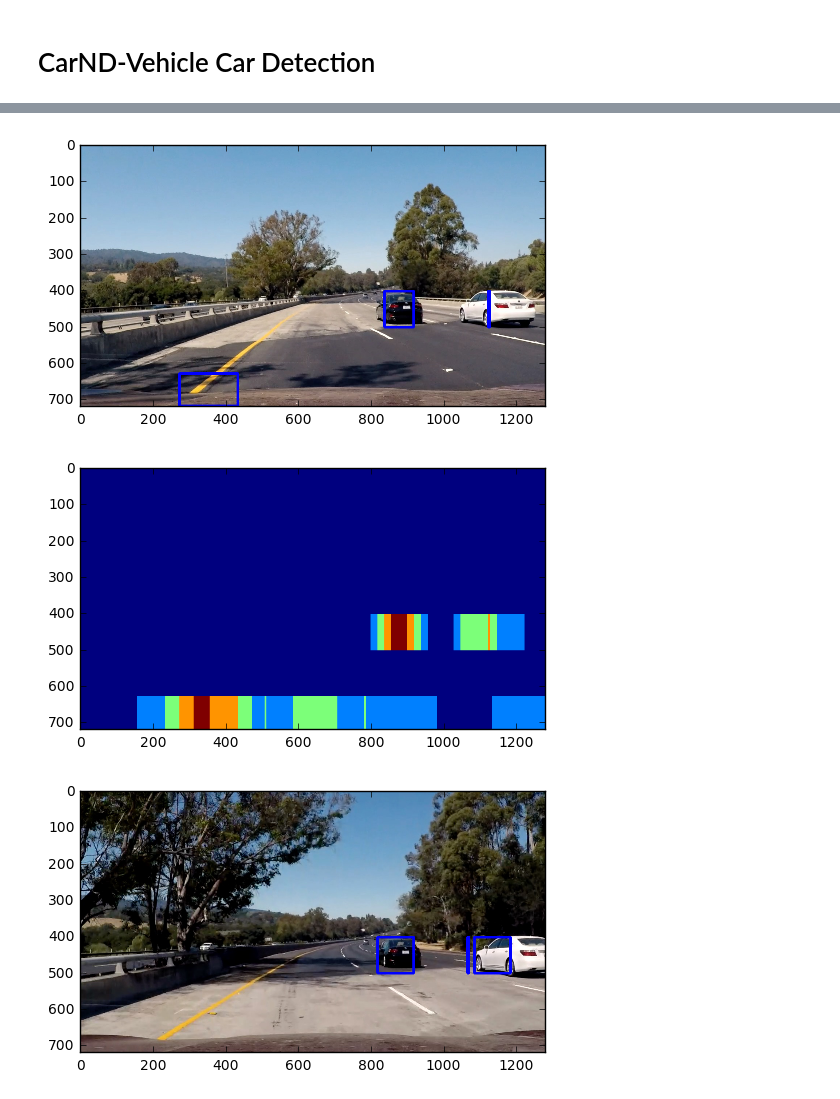
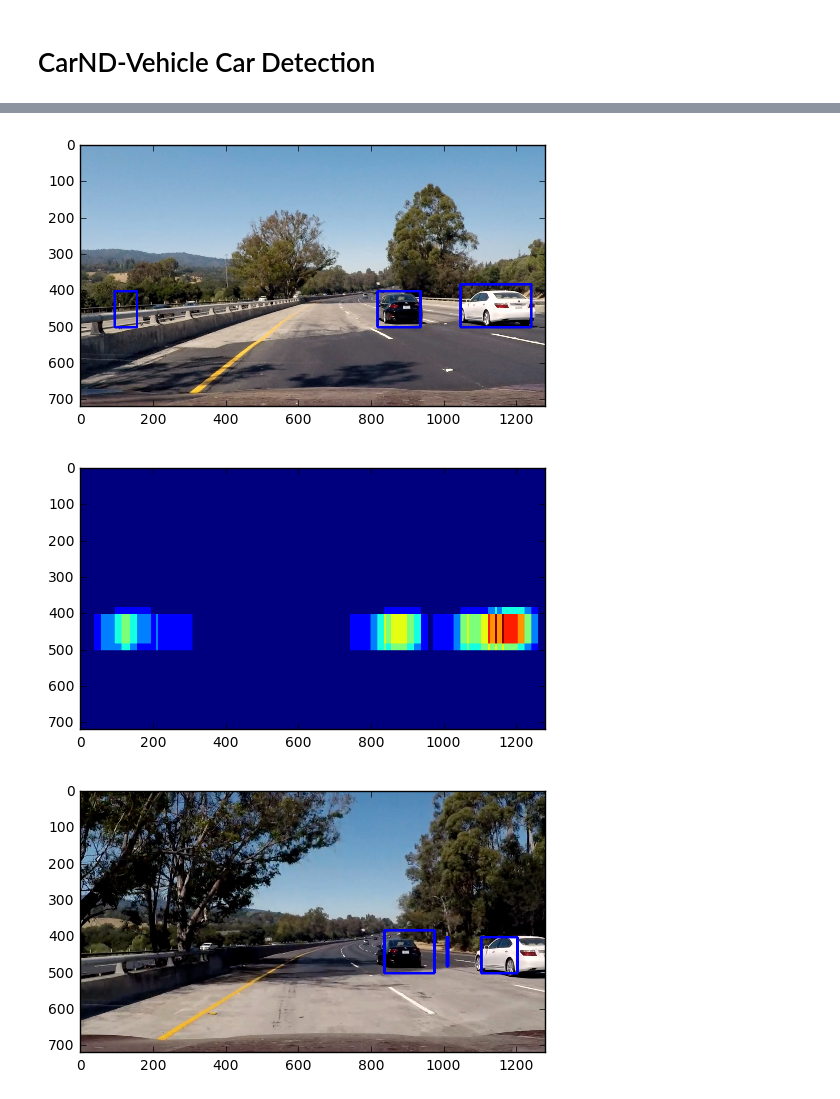
Before and after one commit to rush00121/Car-ND-Vehicle-Detection, a Jupyter notebook: vehicle-car-detection.ipynb, the cells around one changed output, grey strips where cells are left out. Drawn from its saved outputs; the diff is of its cells as text; code cells hidden in the pictures.

```diff
--- a/vehicle-car-detection.ipynb
+++ b/vehicle-car-detection.ipynb
@@ -415,15 +415,15 @@ X_scaler = pickle.load(open("scalar.pkl", "rb"))
 svm = joblib.load("svm.pkl")
 
 ### TODO: Tweak these parameters and see how the results change.
-color_space = 'HSV'  # Can be RGB, HSV, LUV, HLS, YUV, YCrCb
-orient = 9  # HOG orientations
+color_space = 'YCrCb'  # Can be RGB, HSV, LUV, HLS, YUV, YCrCb
+orient = 18  # HOG orientations
 pix_per_cell = 8  # HOG pixels per cell
 cell_per_block = 2  # HOG cells per block
 hog_channel = "ALL"  # Can be 0, 1, 2, or "ALL"
 spatial_size = (64, 64)  # Spatial binning dimensions
 hist_bins = 64  # Number of histogram bins
 spatial_feat = False  # Spatial features on or off
-hist_feat = True  # Histogram features on or off
+hist_feat = False  # Histogram features on or off
 hog_feat = True  # HOG features on or off
 
 
@@ -446,3 +446,3 @@ for file in images:
-[figure, old version]
+[figure, new version]
-[figure, old version]
+[figure, new version]
-[figure, old version]
+[figure, new version]
```
Also changed, not shown: parts of 2 cells of this notebook, 4 other files.
